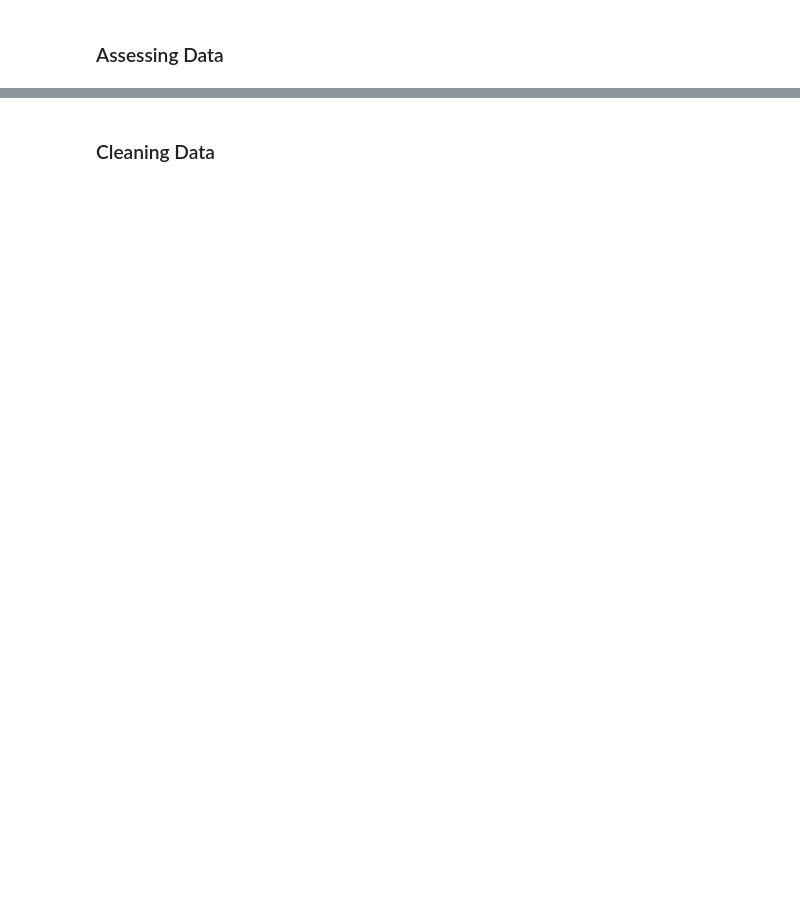
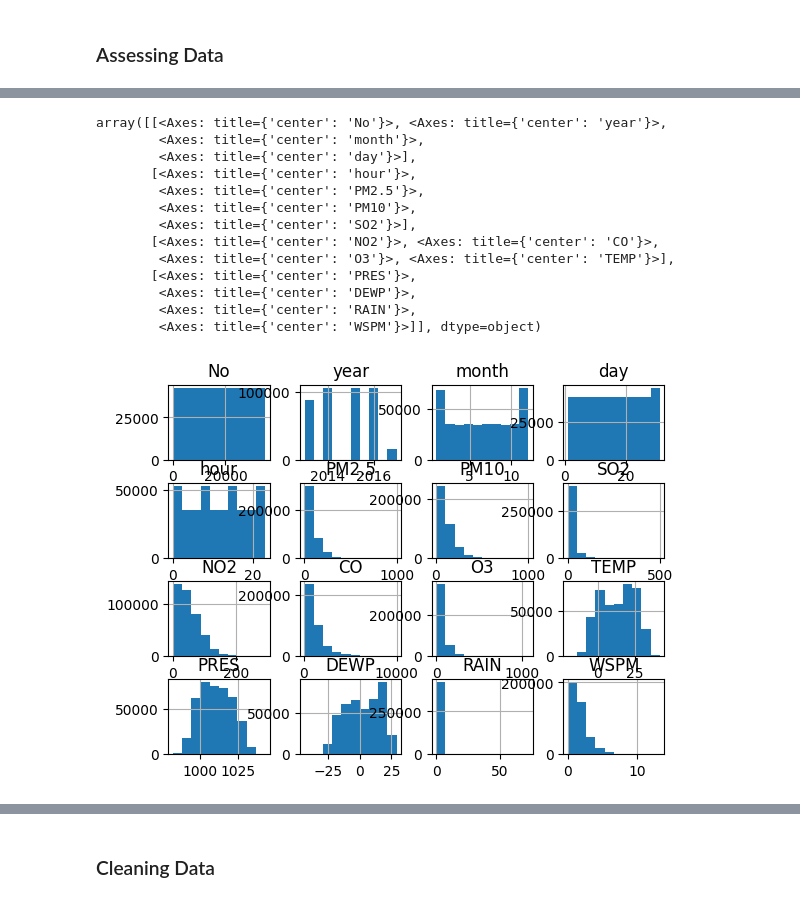
Before and after one commit to axiomjo/Jo-s-First-Dataviz-Dashboard-Using-Jupyter-Notebook, a Jupyter notebook: submission-dicoding-analisis-data/Proyek_Analisis_Data_jojo.ipynb, the cells around one changed output, grey strips where cells are left out. Saved outputs shown, nothing was run; the diff lists cells and outputs as text; code cells hidden in the pictures; blank space fills up the shorter version.

```diff
--- a/submission-dicoding-analisis-data/Proyek_Analisis_Data_jojo.ipynb
+++ b/submission-dicoding-analisis-data/Proyek_Analisis_Data_jojo.ipynb
@@ -55,0 +51,39 @@ so for now manggil file csv yg udh ku-reupload dari github aja
+# %%
+'''
+tabelnya sama semua, cuma beda kota. :o
+
+not using sql yet, kyk yg di "akses data dari sql database"
+
+so for now manggil file csv yg udh ku-reupload ke githubku aja.
+ambil link dari tombol "Raw"
+'''
+
+area1_Ao = pd.read_csv("https://raw.githubusercontent.com/axiomjo/Jo-s-First-Dataviz-Dashboard-Using-Jupyter-Notebook/refs/heads/main/submission-dicoding-analisis-data/data/air%20quality/PRSA_Data_Aotizhongxin_20130301-20170228.csv")
+
+area2_Ch = pd.read_csv("https://raw.githubusercontent.com/axiomjo/Jo-s-First-Dataviz-Dashboard-Using-Jupyter-Notebook/refs/heads/main/submission-dicoding-analisis-data/data/air%20quality/PRSA_Data_Changping_20130301-20170228.csv")
+
+area3_Di = pd.read_csv("https://raw.githubusercontent.com/axiomjo/Jo-s-First-Dataviz-Dashboard-Using-Jupyter-Notebook/refs/heads/main/submission-dicoding-analisis-data/data/air%20quality/PRSA_Data_Dingling_20130301-20170228.csv")
+
+area4_Do = pd.read_csv("https://raw.githubusercontent.com/axiomjo/Jo-s-First-Dataviz-Dashboard-Using-Jupyter-Notebook/refs/heads/main/submission-dicoding-analisis-data/data/air%20quality/PRSA_Data_Dongsi_20130301-20170228.csv")
+
+area5_Ga = pd.read_csv("https://raw.githubusercontent.com/axiomjo/Jo-s-First-Dataviz-Dashboard-Using-Jupyter-Notebook/refs/heads/main/submission-dicoding-analisis-data/data/air%20quality/PRSA_Data_Guanyuan_20130301-20170228.csv")
+
+area6_Gc = pd.read_csv("https://raw.githubusercontent.com/axiomjo/Jo-s-First-Dataviz-Dashboard-Using-Jupyter-Notebook/refs/heads/main/submission-dicoding-analisis-data/data/air%20quality/PRSA_Data_Gucheng_20130301-20170228.csv")
+
+area7_Hu = pd.read_csv("https://raw.githubusercontent.com/axiomjo/Jo-s-First-Dataviz-Dashboard-Using-Jupyter-Notebook/refs/heads/main/submission-dicoding-analisis-data/data/air%20quality/PRSA_Data_Huairou_20130301-20170228.csv")
+
+area8_No = pd.read_csv("https://raw.githubusercontent.com/axiomjo/Jo-s-First-Dataviz-Dashboard-Using-Jupyter-Notebook/refs/heads/main/submission-dicoding-analisis-data/data/air%20quality/PRSA_Data_Nongzhanguan_20130301-20170228.csv")
+
+area9_Sh = pd.read_csv("https://raw.githubusercontent.com/axiomjo/Jo-s-First-Dataviz-Dashboard-Using-Jupyter-Notebook/refs/heads/main/submission-dicoding-analisis-data/data/air%20quality/PRSA_Data_Shunyi_20130301-20170228.csv")
+
+area10_Ti = pd.read_csv("https://raw.githubusercontent.com/axiomjo/Jo-s-First-Dataviz-Dashboard-Using-Jupyter-Notebook/refs/heads/main/submission-dicoding-analisis-data/data/air%20quality/PRSA_Data_Tiantan_20130301-20170228.csv")
+
+area11_Wl = pd.read_csv("https://raw.githubusercontent.com/axiomjo/Jo-s-First-Dataviz-Dashboard-Using-Jupyter-Notebook/refs/heads/main/submission-dicoding-analisis-data/data/air%20quality/PRSA_Data_Wanliu_20130301-20170228.csv")
+
+area12_Ws = pd.read_csv("https://raw.githubusercontent.com/axiomjo/Jo-s-First-Dataviz-Dashboard-Using-Jupyter-Notebook/refs/heads/main/submission-dicoding-analisis-data/data/air%20quality/PRSA_Data_Wanshouxigong_20130301-20170228.csv")
+# %%
+"""
+supaya gampang, jadiin satu n tampilin
+"""
+data_semua_area = pd.concat([area1_Ao,area2_Ch,area3_Di,area4_Do,area5_Ga,area6_Gc,area7_Hu,area8_No,area9_Sh,area10_Ti,area11_Wl,area12_Ws])
+data_semua_area
@@ -61,0 +199,17 @@ so for now manggil file csv yg udh ku-reupload dari github aja
+# %%
+data_semua_area.hist()
+# %% [output]
+array([[<Axes: title={'center': 'No'}>, <Axes: title={'center': 'year'}>,
+        <Axes: title={'center': 'month'}>,
+        <Axes: title={'center': 'day'}>],
+       [<Axes: title={'center': 'hour'}>,
+        <Axes: title={'center': 'PM2.5'}>,
+        <Axes: title={'center': 'PM10'}>,
+        <Axes: title={'center': 'SO2'}>],
+       [<Axes: title={'center': 'NO2'}>, <Axes: title={'center': 'CO'}>,
+        <Axes: title={'center': 'O3'}>, <Axes: title={'center': 'TEMP'}>],
+       [<Axes: title={'center': 'PRES'}>,
+        <Axes: title={'center': 'DEWP'}>,
+        <Axes: title={'center': 'RAIN'}>,
+        <Axes: title={'center': 'WSPM'}>]], dtype=object)
+[figure, added]
```
Also changed, not shown: parts of 26 cells of this notebook, 4 other files.
